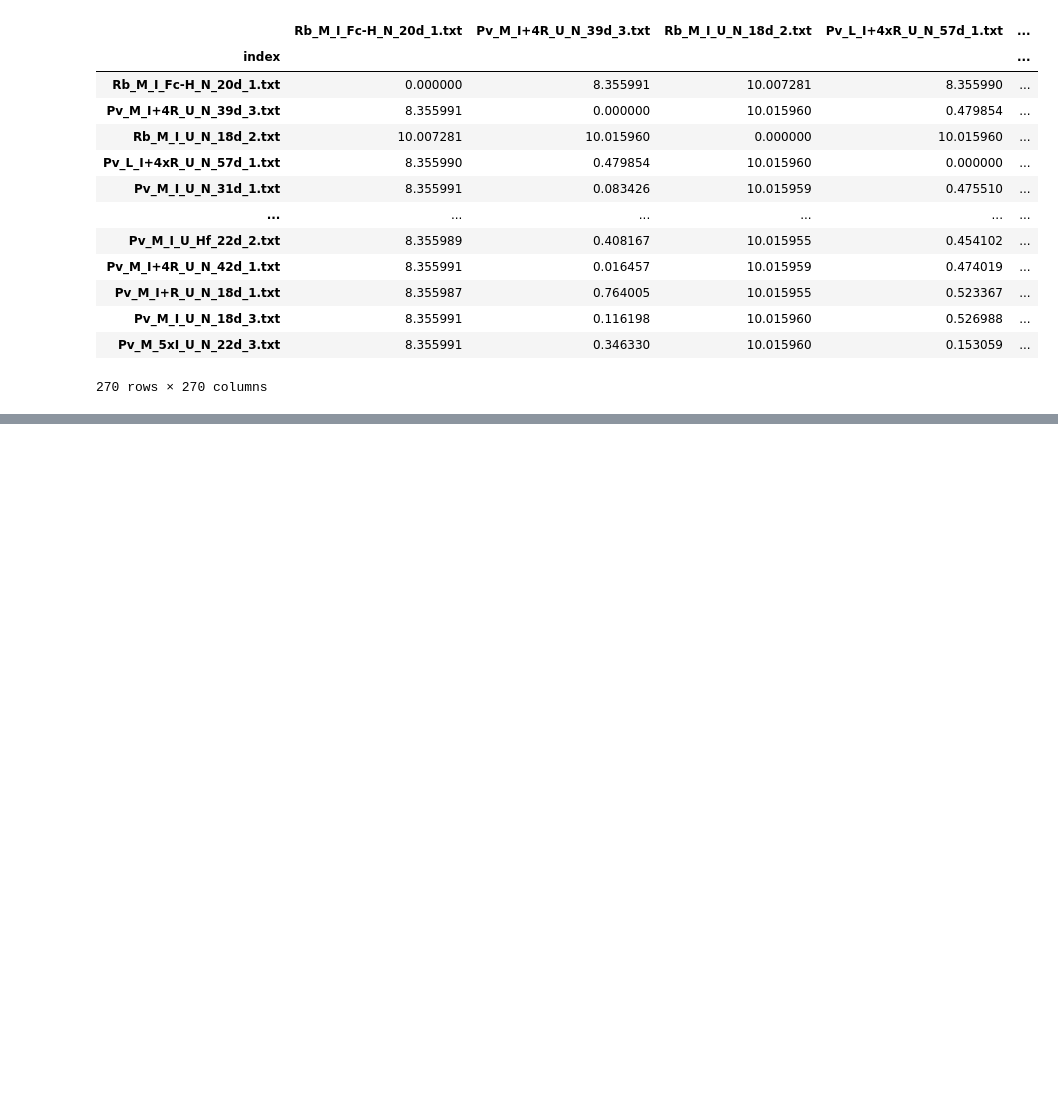
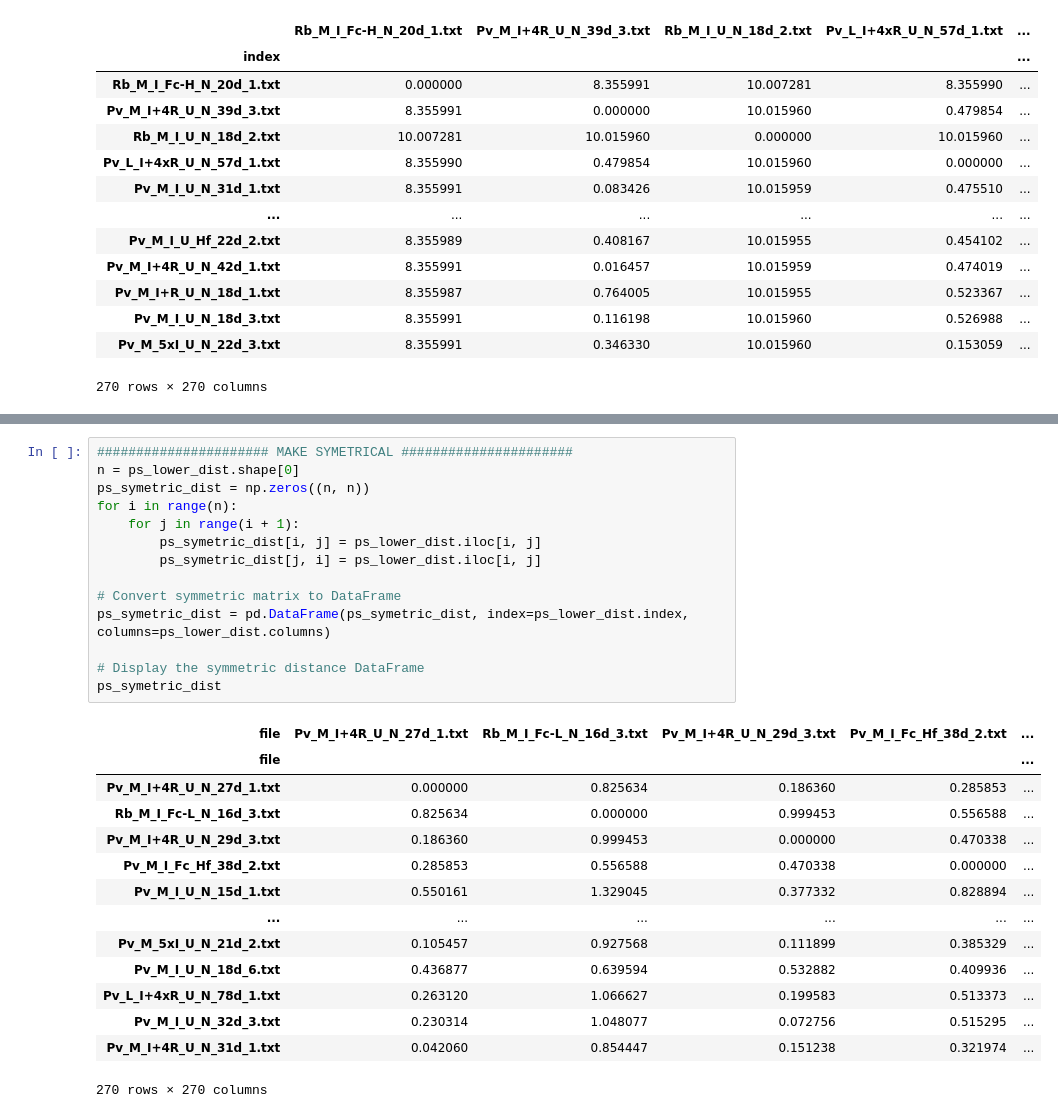
Before and after one commit to lilianjma/biological-networks-final, a Jupyter notebook: Analysis.ipynb, the cells around one changed output, grey strips where cells are left out. Drawn from its saved outputs; the diff is of its cells as text; blank space fills up the shorter version.

```diff
--- a/Analysis.ipynb
+++ b/Analysis.ipynb
@@ -569,0 +619,29 @@ Sc: (0.02048094716166815, 0.0, 1.0, 1.0)
+# %%
+###################### MAKE SYMETRICAL ######################
+n = ps_lower_dist.shape[0]
+ps_symetric_dist = np.zeros((n, n))
+for i in range(n):
+    for j in range(i + 1):
+        ps_symetric_dist[i, j] = ps_lower_dist.iloc[i, j]
+        ps_symetric_dist[j, i] = ps_lower_dist.iloc[i, j]
+
+# Convert symmetric matrix to DataFrame
+ps_symetric_dist = pd.DataFrame(ps_symetric_dist, index=ps_lower_dist.index, columns=ps_lower_dist.columns)
+
+# Display the symmetric distance DataFrame
+ps_symetric_dist
+# %% [output]
+| file | Pv_M_I+4R_U_N_27d_1.txt | Rb_M_I_Fc-L_N_16d_3.txt | Pv_M_I+4R_U_N_29d_3.txt | Pv_M_I_Fc_Hf_38d_2.txt | ... |
+| file |  |  |  |  | ... |
+| Pv_M_I+4R_U_N_27d_1.txt | 0.000000 | 0.825634 | 0.186360 | 0.285853 | ... |
+| Rb_M_I_Fc-L_N_16d_3.txt | 0.825634 | 0.000000 | 0.999453 | 0.556588 | ... |
+| Pv_M_I+4R_U_N_29d_3.txt | 0.186360 | 0.999453 | 0.000000 | 0.470338 | ... |
+| Pv_M_I_Fc_Hf_38d_2.txt | 0.285853 | 0.556588 | 0.470338 | 0.000000 | ... |
+| Pv_M_I_U_N_15d_1.txt | 0.550161 | 1.329045 | 0.377332 | 0.828894 | ... |
+| ... | ... | ... | ... | ... | ... |
+| Pv_M_5xI_U_N_21d_2.txt | 0.105457 | 0.927568 | 0.111899 | 0.385329 | ... |
+| Pv_M_I_U_N_18d_6.txt | 0.436877 | 0.639594 | 0.532882 | 0.409936 | ... |
+| Pv_L_I+4xR_U_N_78d_1.txt | 0.263120 | 1.066627 | 0.199583 | 0.513373 | ... |
+| Pv_M_I_U_N_32d_3.txt | 0.230314 | 1.048077 | 0.072756 | 0.515295 | ... |
+| Pv_M_I+4R_U_N_31d_1.txt | 0.042060 | 0.854447 | 0.151238 | 0.321974 | ... |
+270 rows × 270 columns
```
Also changed, not shown: parts of 26 cells of this notebook, 6 other files.
